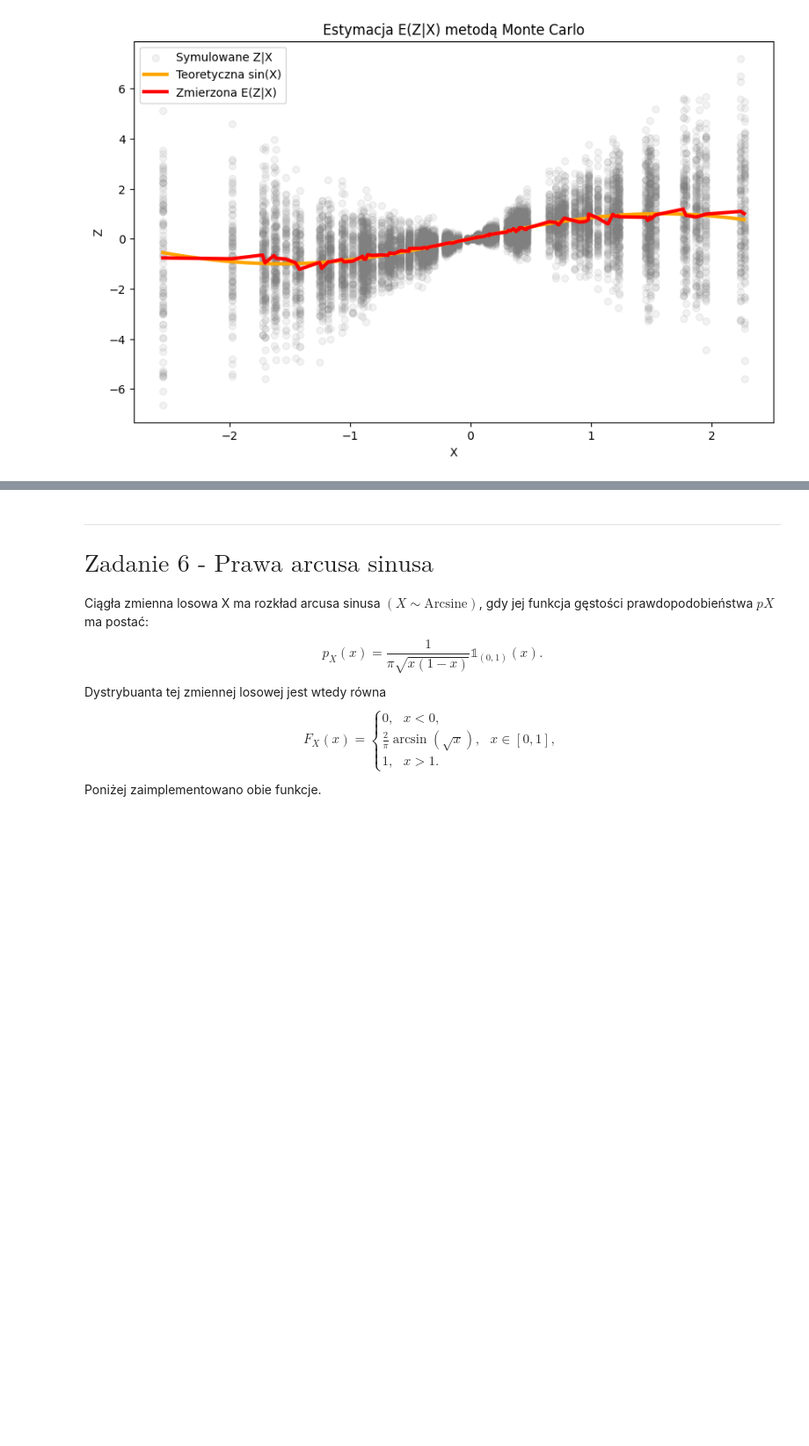
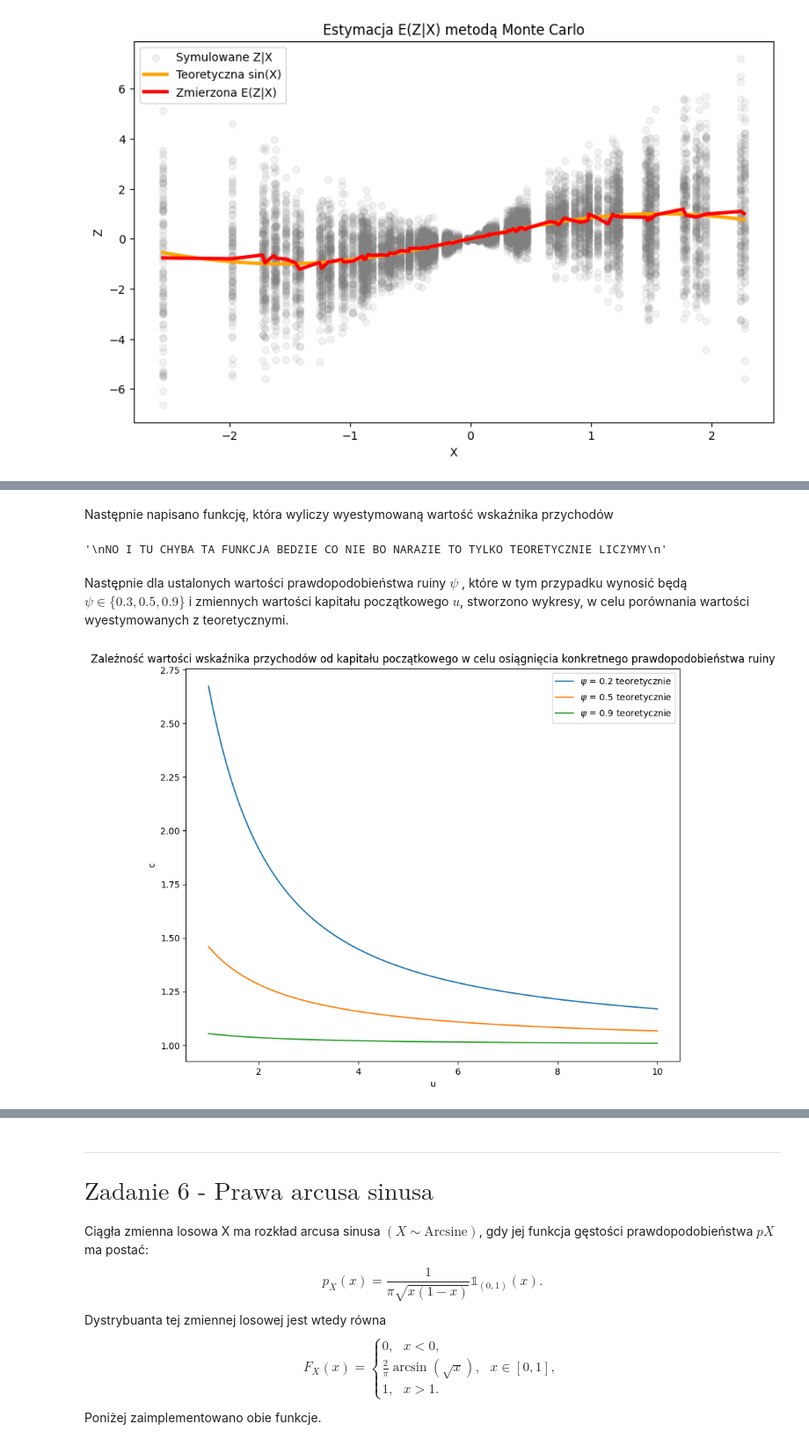
Before and after one commit to mathieuboro/symulacje, a Jupyter notebook: Raport_Sym.ipynb, the cells around one changed output, grey strips where cells are left out. Shown at 88% size. Saved outputs shown, nothing was run; the diff lists cells and outputs as text; code cells hidden in the pictures; blank space fills up the shorter version.

```diff
--- a/Raport_Sym.ipynb
+++ b/Raport_Sym.ipynb
@@ -675,0 +812,31 @@ plt.show()
+# %%
+def inv_pol_chin(u,psi):
+    return np.real((lambda_*u) / (lambertw((u*psi*np.exp(u/eta))/eta)))
+# %% [markdown]
+Następnie napisano funkcję, która wyliczy wyestymowaną wartość wskaźnika przychodów
+# %%
+"""
+NO I TU CHYBA TA FUNKCJA BEDZIE CO NIE BO NARAZIE TO TYLKO TEORETYCZNIE LICZYMY
+"""
+# %% [output]
+'\nNO I TU CHYBA TA FUNKCJA BEDZIE CO NIE BO NARAZIE TO TYLKO TEORETYCZNIE LICZYMY\n'
+# %% [markdown]
+Następnie dla ustalonych wartości prawdopodobieństwa ruiny $\psi$ , które w tym przypadku wynosić będą $\psi \in \{0.3 , 0.5 , 0.9\} $ i zmiennych wartości kapitału początkowego $u$, stworzono wykresy, w celu porównania wartości wyestymowanych z teoretycznymi.
+# %%
+probabilities = [0.2, 0.5, 0.9]
+initial_capital = np.linspace(1,10,100)
+
+plt.figure(figsize=(10,8))
+for psi in probabilities:
+    teo = []
+    for u in initial_capital:
+        inv = inv_pol_chin(u,psi)
+        teo.append(inv)
+    plt.plot(initial_capital, teo, label = f'$\psi$ = {psi} teoretycznie' )
+plt.legend()
+plt.title("Zależność wartości wskaźnika przychodów od kapitału początkowego w celu osiągnięcia konkretnego prawdopodobieństwa ruiny")
+plt.xlabel("u")
+plt.ylabel("c")
+plt.show()
+# %% [output]
+[figure, added]
```
Also changed, not shown: parts of 62 cells of this notebook.
